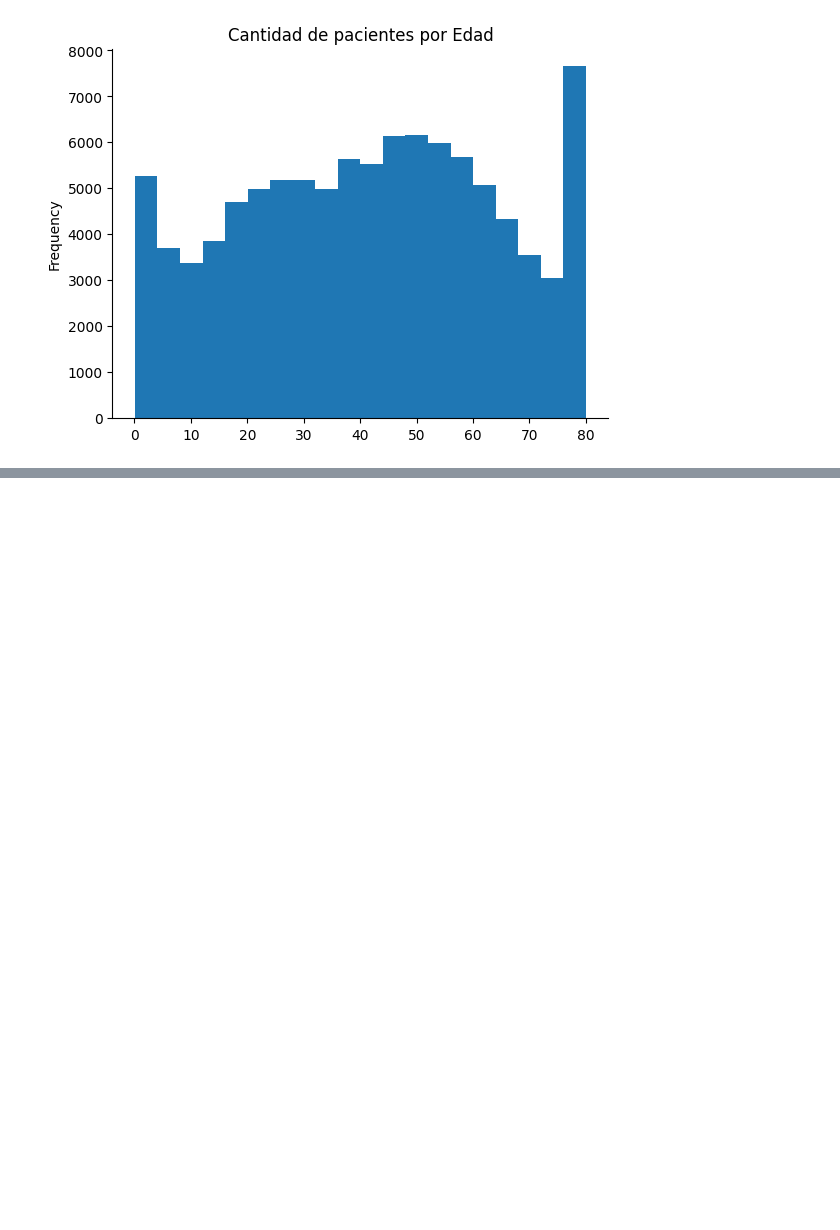
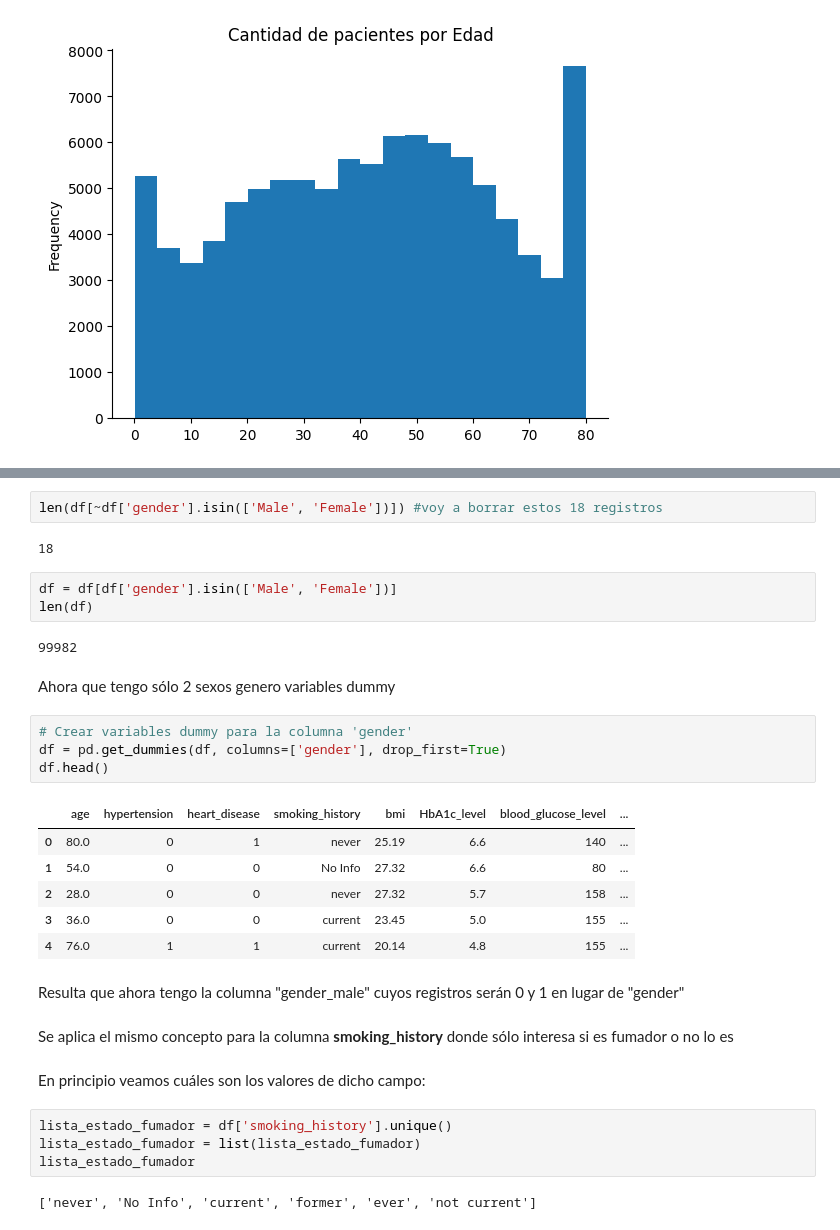
Before and after one commit to No-Country/c16-105-n-data-bi, a Jupyter notebook: EstudioDiabetes.ipynb, the cells around one changed output, grey strips where cells are left out. Drawn from its saved outputs; the diff is of its cells as text; blank space fills up the shorter version.

```diff
--- a/EstudioDiabetes.ipynb
+++ b/EstudioDiabetes.ipynb
@@ -66,0 +109,34 @@ plt.gca().spines[['top', 'right',]].set_visible(False)
+# %%
+len(df[~df['gender'].isin(['Male', 'Female'])]) #voy a borrar estos 18 registros
+# %% [output]
+18
+# %%
+df = df[df['gender'].isin(['Male', 'Female'])]
+len(df)
+# %% [output]
+99982
+# %% [markdown]
+Ahora que tengo sólo 2 sexos genero variables dummy
+# %%
+# Crear variables dummy para la columna 'gender'
+df = pd.get_dummies(df, columns=['gender'], drop_first=True)
+df.head()
+# %% [output]
+|  | age | hypertension | heart_disease | smoking_history | bmi | HbA1c_level | blood_glucose_level | ... |
+| 0 | 80.0 | 0 | 1 | never | 25.19 | 6.6 | 140 | ... |
+| 1 | 54.0 | 0 | 0 | No Info | 27.32 | 6.6 | 80 | ... |
+| 2 | 28.0 | 0 | 0 | never | 27.32 | 5.7 | 158 | ... |
+| 3 | 36.0 | 0 | 0 | current | 23.45 | 5.0 | 155 | ... |
+| 4 | 76.0 | 1 | 1 | current | 20.14 | 4.8 | 155 | ... |
+# %% [markdown]
+Resulta que ahora tengo la columna "gender_male" cuyos registros serán 0 y 1 en lugar de "gender"
+# %% [markdown]
+Se aplica el mismo concepto para la columna **smoking_history** donde sólo interesa si es fumador o no lo es
+# %% [markdown]
+En principio veamos cuáles son los valores de dicho campo:
+# %%
+lista_estado_fumador = df['smoking_history'].unique()
+lista_estado_fumador = list(lista_estado_fumador)
+lista_estado_fumador
+# %% [output]
+['never', 'No Info', 'current', 'former', 'ever', 'not current']
```
Also changed, not shown: parts of 15 cells of this notebook.
